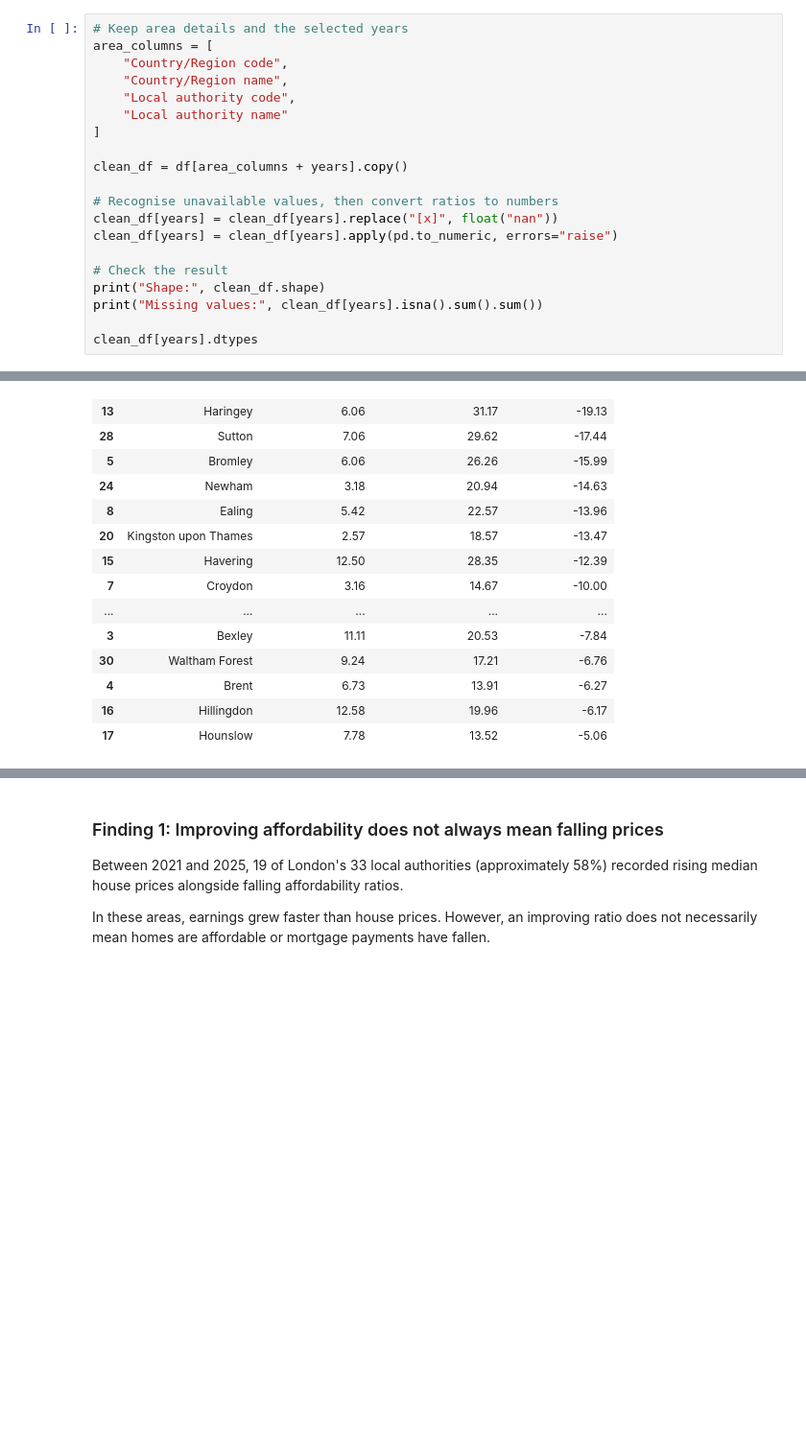
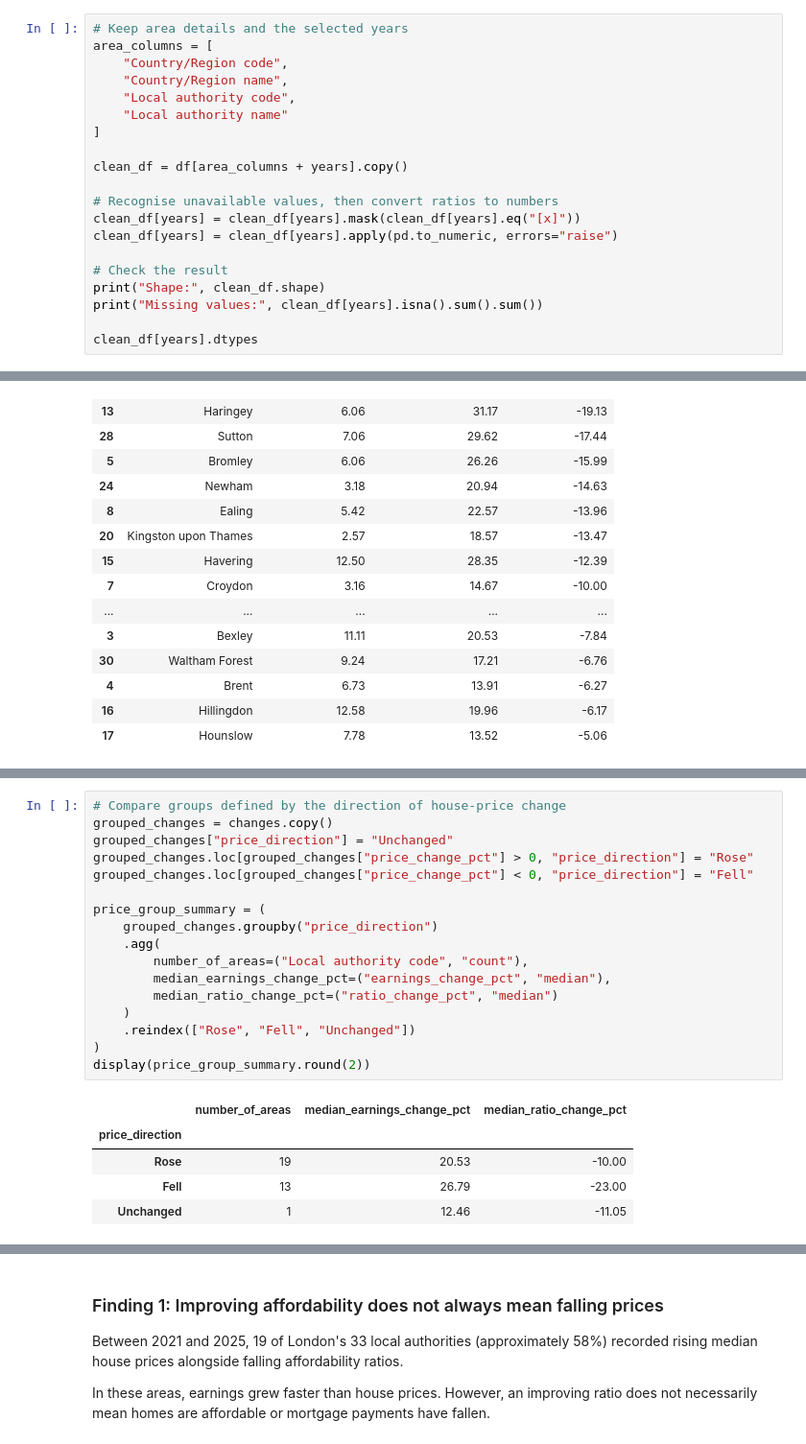
Before and after one commit to mayanaise/london-housing-affordability, a Jupyter notebook: london-housing-affordability.ipynb, the cells around one changed output, grey strips where cells are left out. Shown at 96% size. Saved outputs shown, nothing was run; the diff lists cells and outputs as text; blank space fills up the shorter version.

```diff
--- a/london-housing-affordability.ipynb
+++ b/london-housing-affordability.ipynb
@@ -164,7 +177,7 @@ area_columns = [
 clean_df = df[area_columns + years].copy()
 
 # Recognise unavailable values, then convert ratios to numbers
-clean_df[years] = clean_df[years].replace("[x]", float("nan"))
+clean_df[years] = clean_df[years].mask(clean_df[years].eq("[x]"))
 clean_df[years] = clean_df[years].apply(pd.to_numeric, errors="raise")
 
 # Check the result
@@ -502,0 +523,23 @@ Areas improving despite rising prices: 19
+# %%
+# Compare groups defined by the direction of house-price change
+grouped_changes = changes.copy()
+grouped_changes["price_direction"] = "Unchanged"
+grouped_changes.loc[grouped_changes["price_change_pct"] > 0, "price_direction"] = "Rose"
+grouped_changes.loc[grouped_changes["price_change_pct"] < 0, "price_direction"] = "Fell"
+
+price_group_summary = (
+    grouped_changes.groupby("price_direction")
+    .agg(
+        number_of_areas=("Local authority code", "count"),
+        median_earnings_change_pct=("earnings_change_pct", "median"),
+        median_ratio_change_pct=("ratio_change_pct", "median")
+    )
+    .reindex(["Rose", "Fell", "Unchanged"])
+)
+display(price_group_summary.round(2))
+# %% [output]
+|  | number_of_areas | median_earnings_change_pct | median_ratio_change_pct |
+| price_direction |  |  |  |
+| Rose | 19 | 20.53 | -10.00 |
+| Fell | 13 | 26.79 | -23.00 |
+| Unchanged | 1 | 12.46 | -11.05 |
```
Also changed, not shown: parts of 11 cells of this notebook.
